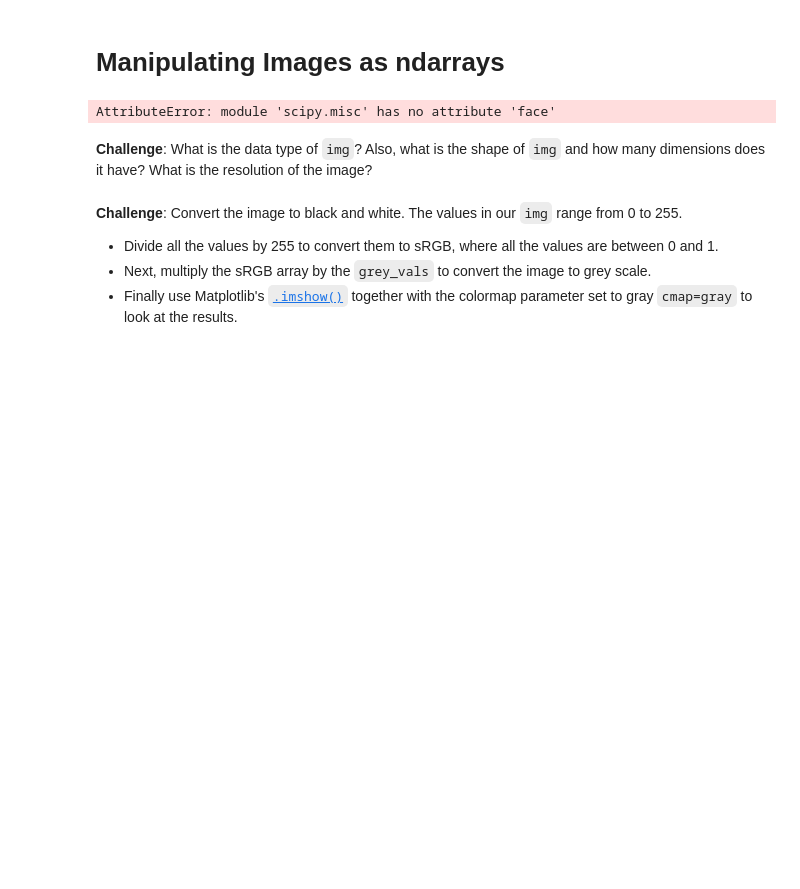
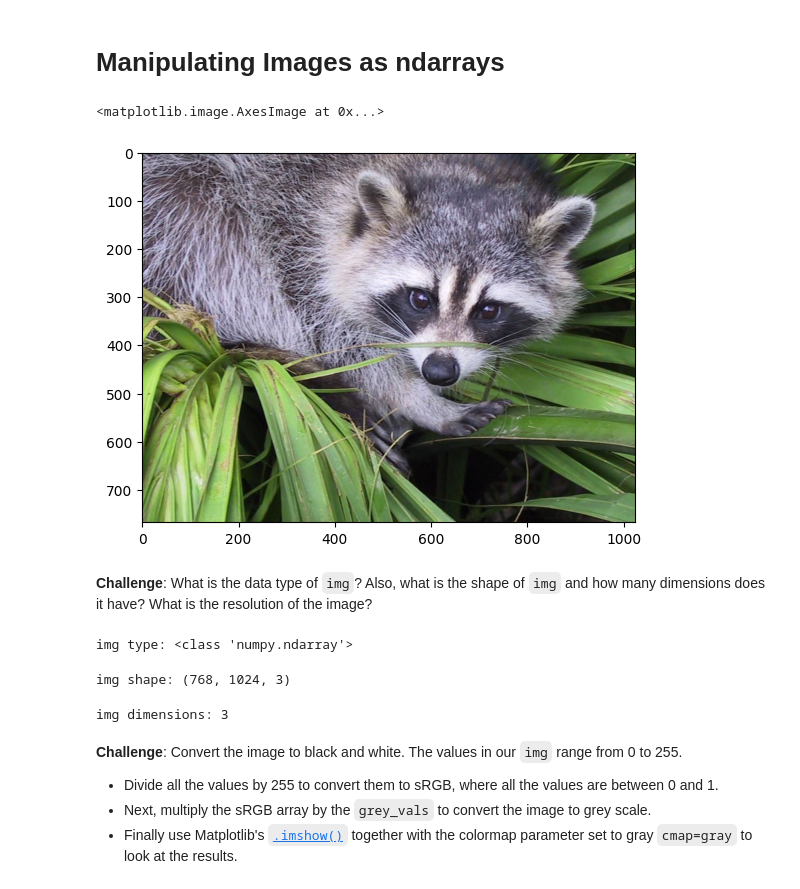
Before and after one commit to joaoLouceiro/100_days_python, a Jupyter notebook: day_77_numpy_and_ndarrays/Computation_with_NumPy_and_N_Dimensional_Arrays_(start).ipynb, the cells around one changed output. Cells and saved outputs as stored; diff of their text form; code cells hidden in the pictures; blank space fills up the shorter version.

Commit message:
Day 77: Numpy, finished

```diff
--- a/day_77_numpy_and_ndarrays/Computation_with_NumPy_and_N_Dimensional_Arrays_(start).ipynb
+++ b/day_77_numpy_and_ndarrays/Computation_with_NumPy_and_N_Dimensional_Arrays_(start).ipynb
@@ -263,11 +261,26 @@ array([[19, 25, 18],
 # %% [markdown]
 # Manipulating Images as ndarrays
 # %%
-img = misc.face()
+img = datasets.face()
-# %% [output]
-AttributeError: module 'scipy.misc' has no attribute 'face'
+# %%
+plt.imshow(img)
+# %% [output]
+<matplotlib.image.AxesImage at 0x...>
+[figure, added]
 # %% [markdown]
 **Challenge**: What is the data type of `img`? Also, what is the shape of `img` and how many dimensions does it have? What is the resolution of the image?
+# %%
+print(f"img type: {type(img)}")
+# %% [output]
+img type: <class 'numpy.ndarray'>
+# %%
+print(f"img shape: {img.shape}")
+# %% [output]
+img shape: (768, 1024, 3)
+# %%
+print(f"img dimensions: {img.ndim}")
+# %% [output]
+img dimensions: 3
 # %% [markdown]
 **Challenge**: Convert the image to black and white. The values in our `img` range from 0 to 255.
 * Divide all the values by 255 to convert them to sRGB, where all the values are between 0 and 1.
```
Also changed, not shown: parts of 13 cells of this notebook, 1 other file.
